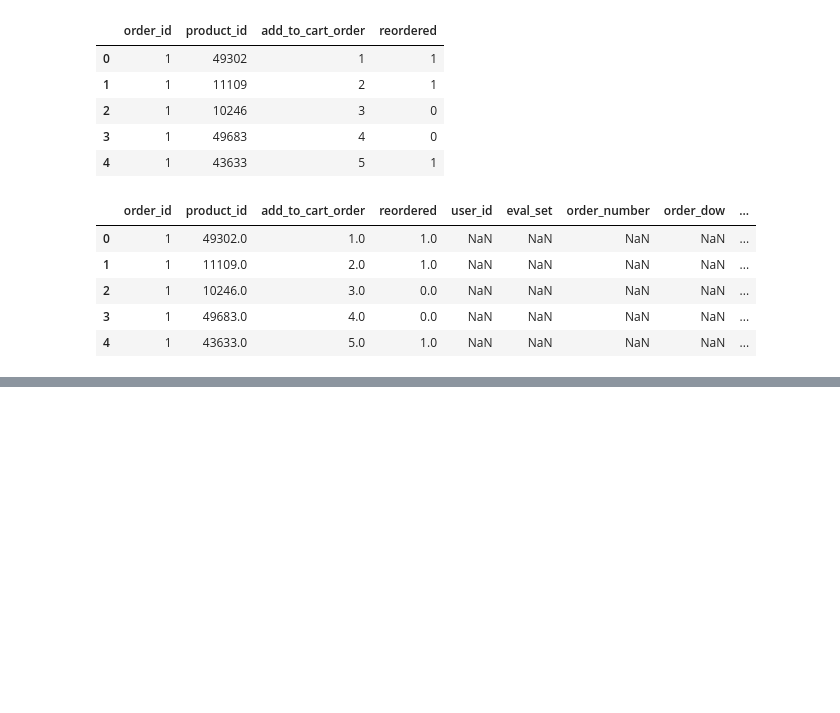
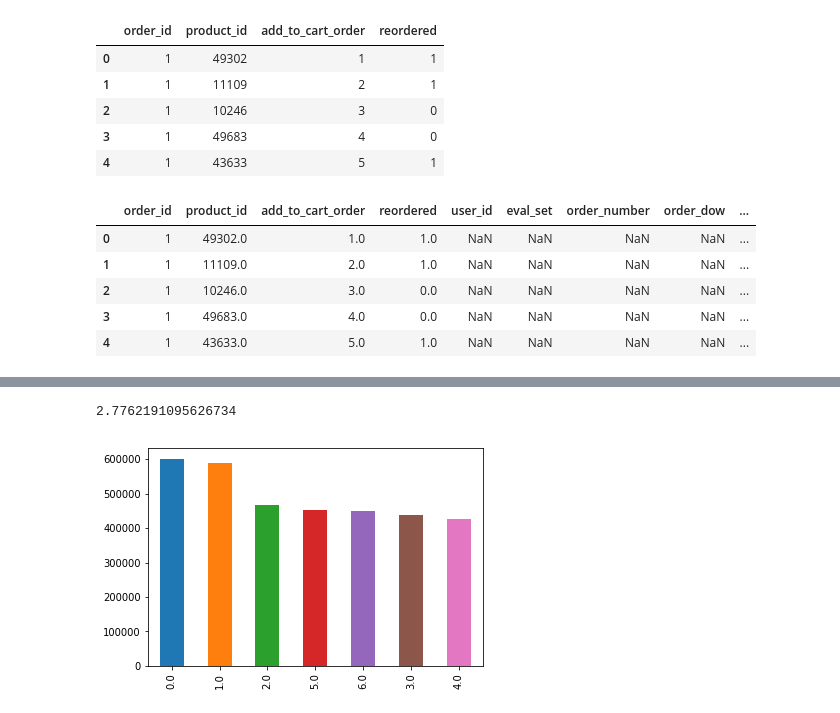
Before and after one commit to Irenejy93/Instacart, a Jupyter notebook: capstone2.ipynb, the cells around one changed output, grey strips where cells are left out. Saved outputs shown, nothing was run; the diff lists cells and outputs as text; code cells hidden in the pictures; blank space fills up the shorter version.

```diff
--- a/capstone2.ipynb
+++ b/capstone2.ipynb
@@ -47,0 +122,8 @@ Q.
+# %%
+dow = df['order_dow'].dropna()
+dow.value_counts().plot(kind='bar')
+dow.mean()
+# customer reorder within 2-3 weeks average but mostly btw within 1st week
+# %% [output]
+2.7762191095626734
+[figure, added]
```
Also changed, not shown: parts of 18 cells of this notebook.
